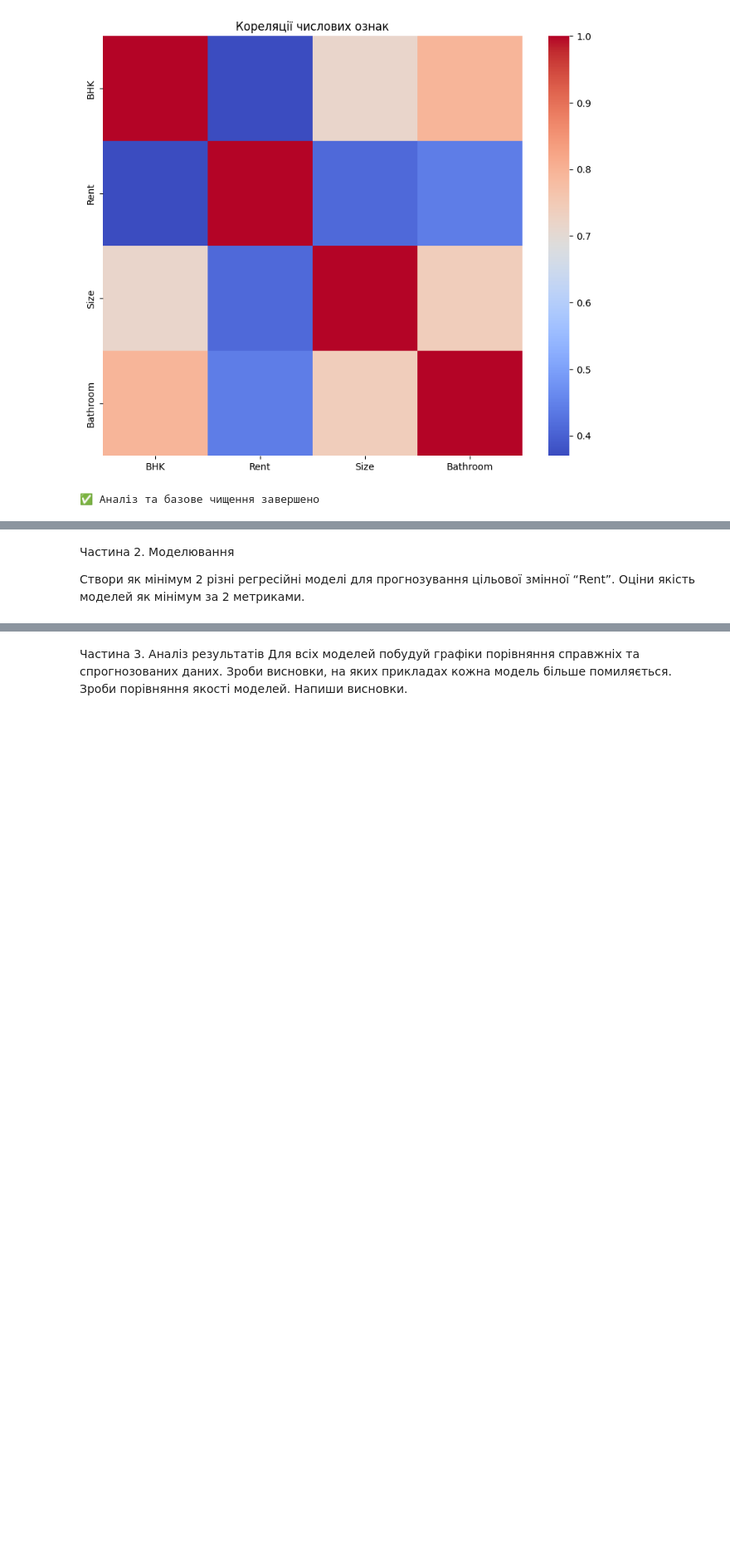
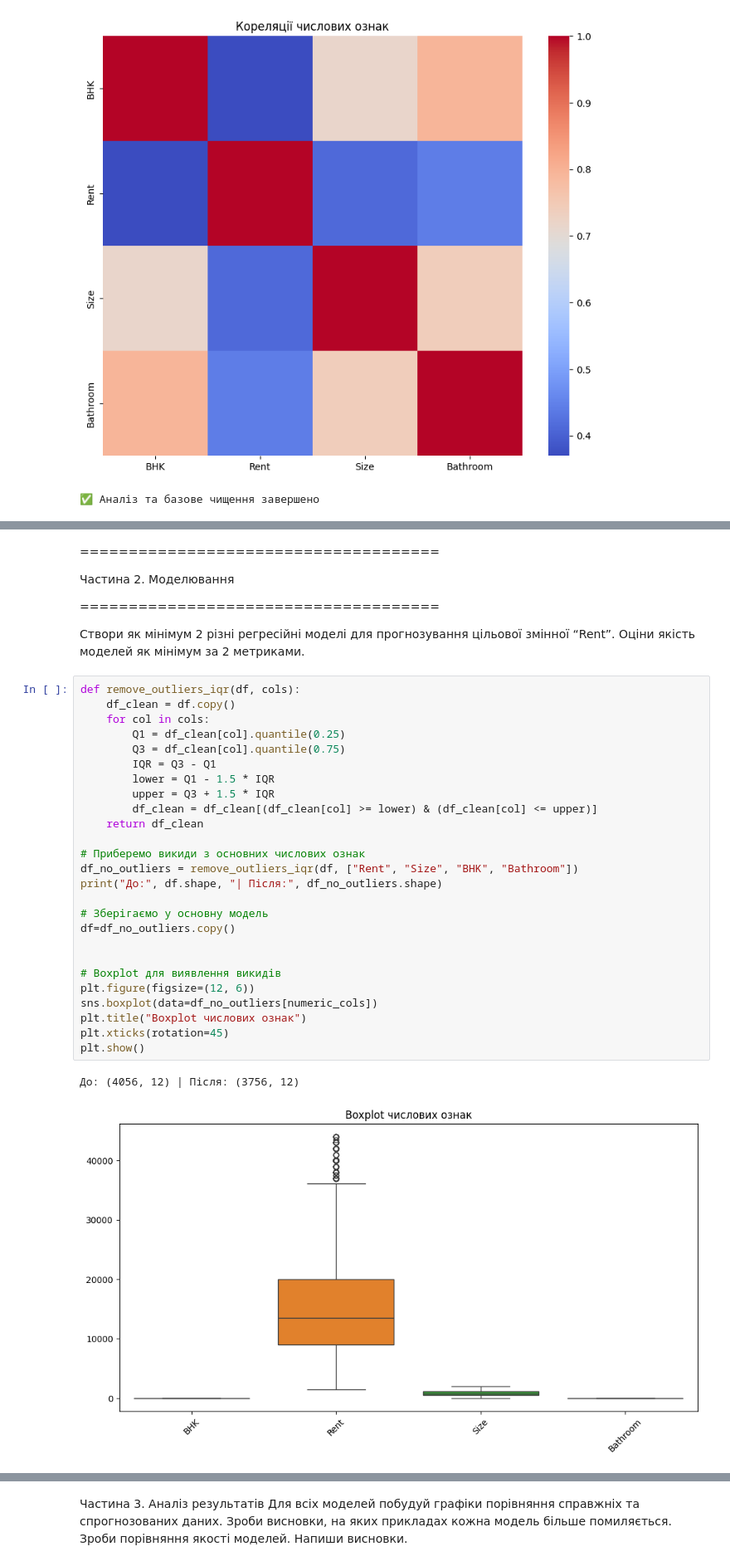
Before and after one commit to svetlanama/math, a Jupyter notebook: ДЗ10_Моісеєнко_Світлана_Олександрівна.ipynb, the cells around one changed output, grey strips where cells are left out. Shown at 83% size. Saved outputs shown, nothing was run; the diff lists cells and outputs as text; blank space fills up the shorter version.

```diff
--- a/ДЗ10_Моісеєнко_Світлана_Олександрівна.ipynb
+++ b/ДЗ10_Моісеєнко_Світлана_Олександрівна.ipynb
@@ -204,4 +311,38 @@ print("\n✅ Аналіз та базове чищення завершено")
 # %% [markdown]
+
+=====================================
+
 Частина 2. Моделювання
 
+=====================================
+
 Створи як мінімум 2 різні регресійні моделі для прогнозування цільової змінної “Rent”. Оціни якість моделей як мінімум за 2 метриками.
+# %%
+def remove_outliers_iqr(df, cols):
+    df_clean = df.copy()
+    for col in cols:
+        Q1 = df_clean[col].quantile(0.25)
+        Q3 = df_clean[col].quantile(0.75)
+        IQR = Q3 - Q1
+        lower = Q1 - 1.5 * IQR
+        upper = Q3 + 1.5 * IQR
+        df_clean = df_clean[(df_clean[col] >= lower) & (df_clean[col] <= upper)]
+    return df_clean
+
+# Приберемо викиди з основних числових ознак
+df_no_outliers = remove_outliers_iqr(df, ["Rent", "Size", "BHK", "Bathroom"])
+print("До:", df.shape, "| Після:", df_no_outliers.shape)
+
+# Зберігаємо у основну модель
+df=df_no_outliers.copy()
+
+
+# Boxplot для виявлення викидів
+plt.figure(figsize=(12, 6))
+sns.boxplot(data=df_no_outliers[numeric_cols])
+plt.title("Boxplot числових ознак")
+plt.xticks(rotation=45)
+plt.show()
+# %% [output]
+До: (4056, 12) | Після: (3756, 12)
+[figure, added]
```
Also changed, not shown: parts of 14 cells of this notebook.
